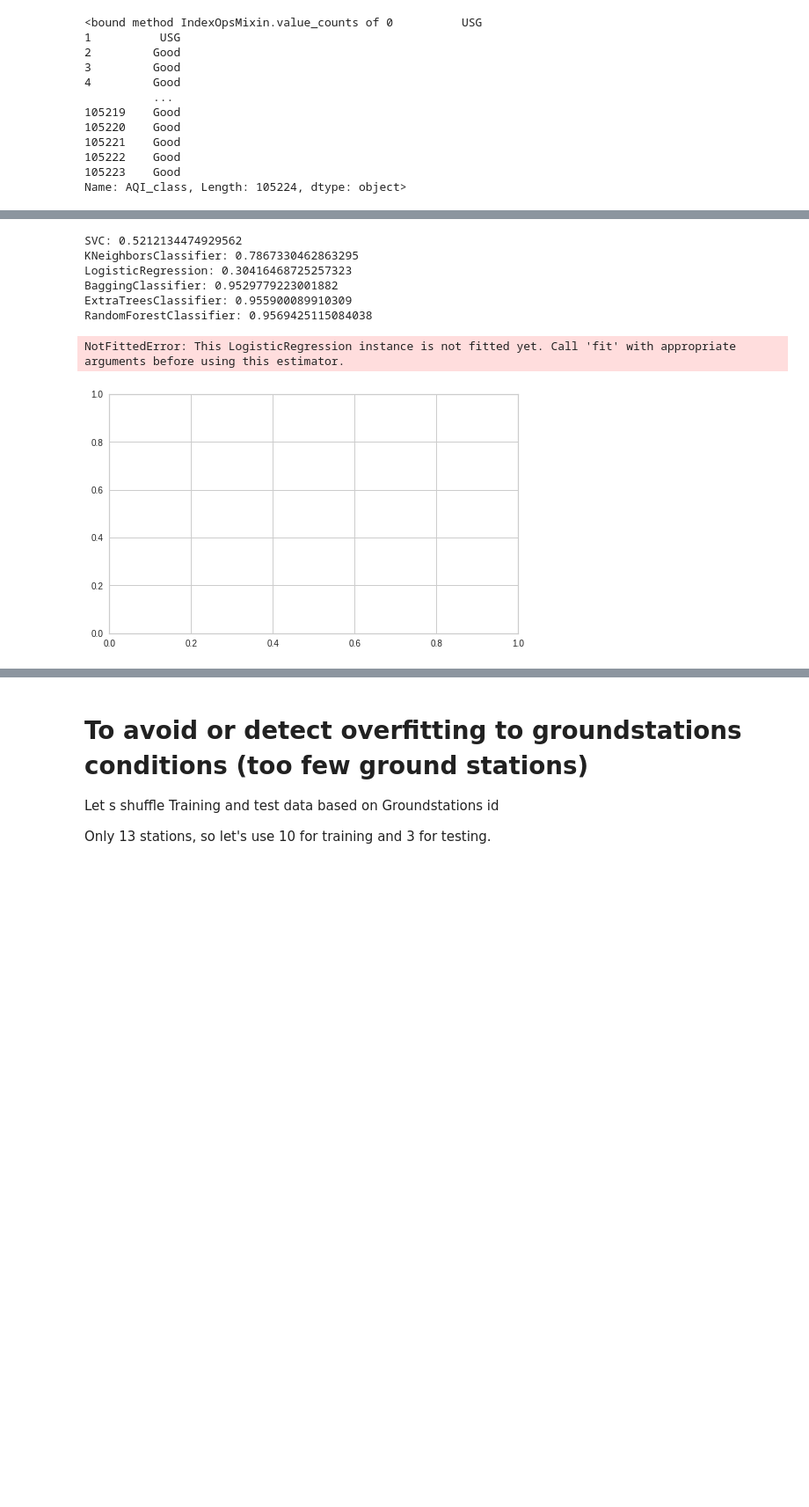
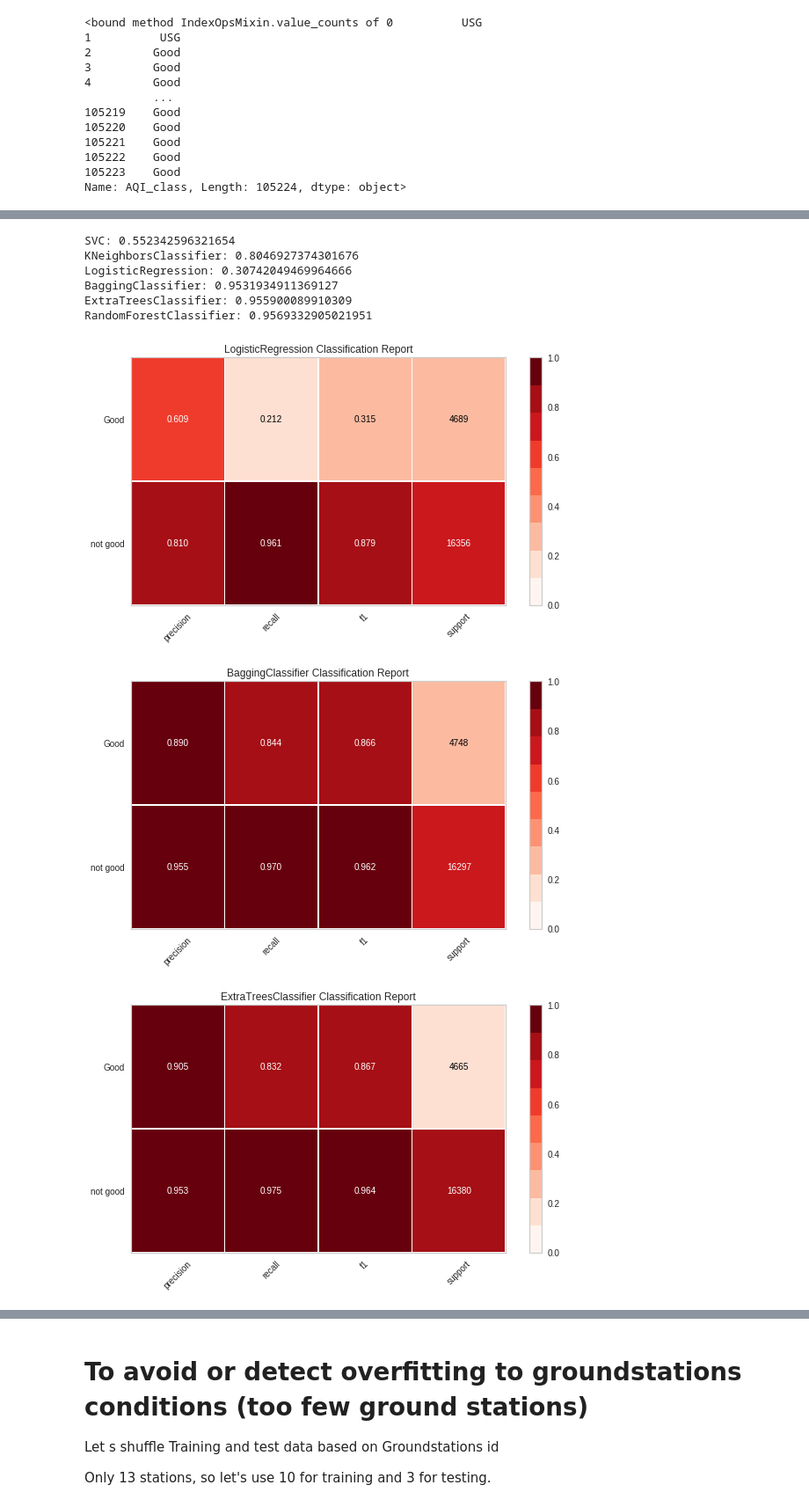
Before and after one commit to georgetown-analytics/Air-Pollution, a Jupyter notebook: model/model classif selection.ipynb, the cells around one changed output, grey strips where cells are left out. Shown: that part at 88% size. Saved outputs shown, nothing was run; the diff lists cells and outputs as text; code cells hidden in the pictures; blank space fills up the shorter version.

```diff
--- a/model/model classif selection.ipynb
+++ b/model/model classif selection.ipynb
@@ -156,7 +173,7 @@ def score_model(X, y, estimator, **kwargs):
     y = LabelEncoder().fit_transform(y)
 
     model = Pipeline([
-     ('preprocessor', preprocessor),
+     ('preprocessor', StandardScaler()),
      ('estimator', estimator)
     ])
 
@@ -186,12 +203,12 @@ models = [
 for model in models:
     score_model(X, y, model)
 # %% [output]
-SVC: 0.5212134474929562
-KNeighborsClassifier: 0.7867330462863295
-LogisticRegression: 0.30416468725257323
-BaggingClassifier: 0.9529779223001882
+SVC: 0.552342596321654
+KNeighborsClassifier: 0.8046927374301676
+LogisticRegression: 0.30742049469964666
+BaggingClassifier: 0.9531934911369127
 ExtraTreesClassifier: 0.955900089910309
-RandomForestClassifier: 0.9569425115084038
+RandomForestClassifier: 0.9569332905021951
 # %%
 def visualize_model(X, y, estimator):
     """
@@ -200,39 +217,48 @@ def visualize_model(X, y, estimator):
     y = LabelEncoder().fit_transform(y)
 
     model = Pipeline([
-     ('preprocessor', preprocessor),
+     ('preprocessor', StandardScaler()),
      ('estimator', estimator)
     ])
 
-    # Instantiate the classification model and visualizer
+#    model = Pipeline([
+#         ('one_hot_encoder', OneHotEncoder()),
+#         ('estimator', estimator)
+#    ])
+
     visualizer = ClassificationReport(
         model,
-        classes=['Good', 'Not good'],
+        classes=['not good', 'Good'],
         cmap="Reds",
         support=True,
         size=(600, 360)
     )
 
     X_train, X_test, y_train, y_test = tts(X, y, test_size=0.20)
 
     visualizer.fit(X_train, y_train)
+
     visualizer.score(X_test, y_test)
+
     visualizer.show()
+
+
 
 #keeping best ones
 models = [
     #SVC(gamma='auto'),
     # NuSVC(gamma='auto'), LinearSVC(),
     #SGDClassifier(max_iter=100, tol=1e-3),
     #KNeighborsClassifier(),
     LogisticRegression(solver='lbfgs'), #LogisticRegressionCV(cv=3),
     BaggingClassifier(),
     ExtraTreesClassifier(n_estimators=100),
     RandomForestClassifier(n_estimators=100)
 ]
 
 for model in models:
     visualize_model(X, y, model)
 # %% [output]
-NotFittedError: This LogisticRegression instance is not fitted yet. Call 'fit' with appropriate arguments before using this estimator.
-[figure, old version]
+[figure, new version]
+[figure, added]
+[figure, added]
```
Also changed, not shown: parts of 11 cells of this notebook.
